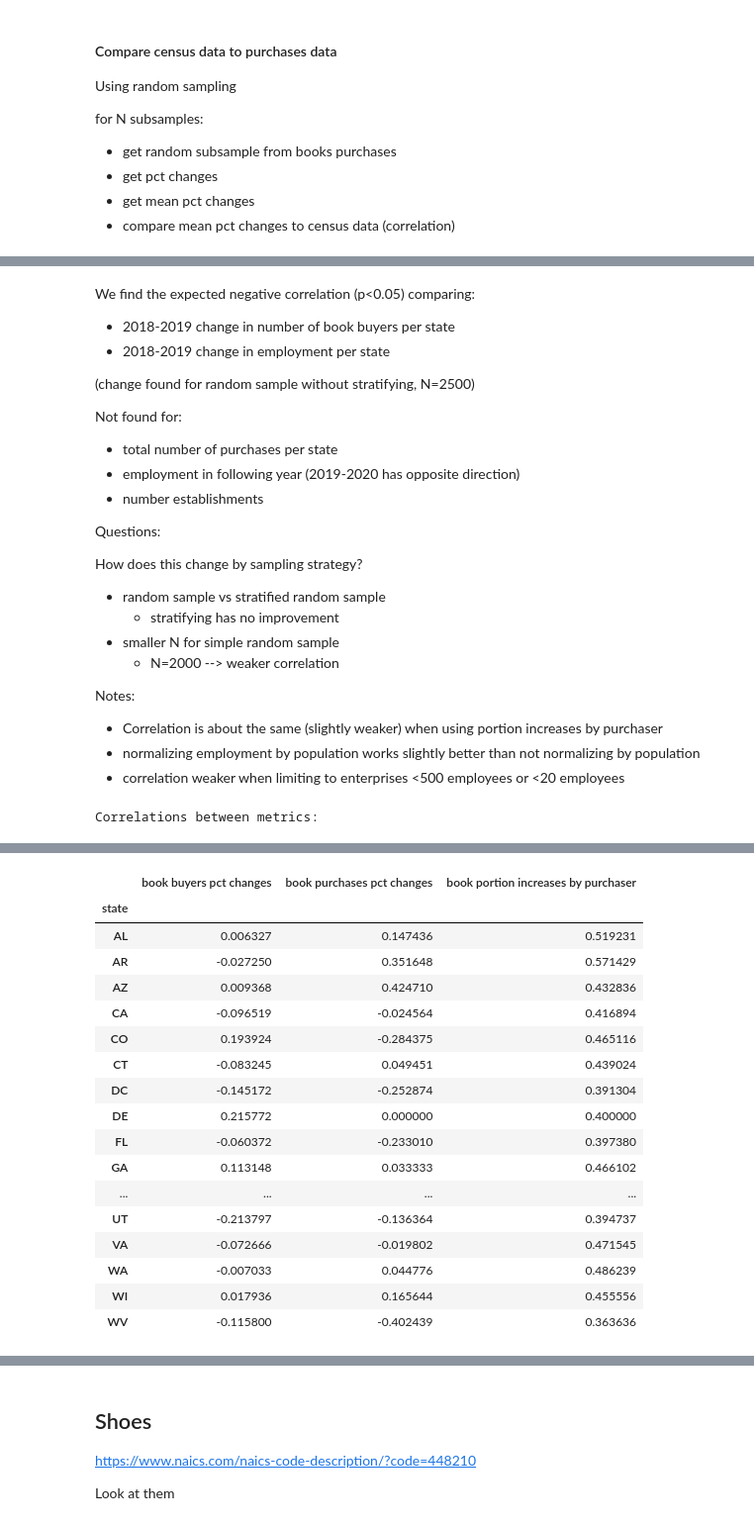
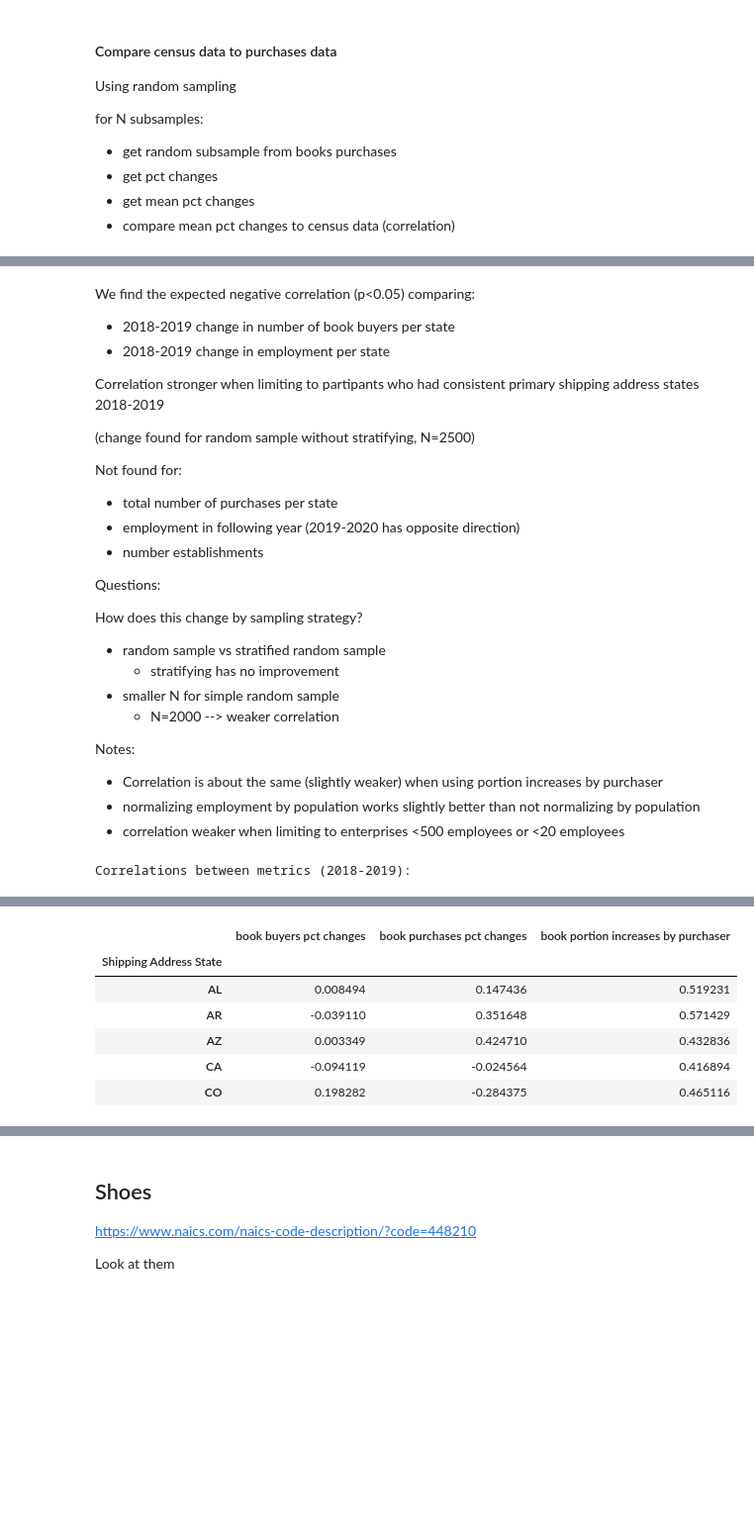
Before and after one commit to aberke/amazon-study, a Jupyter notebook: data-analysis/employment-vs-online-purchases.ipynb, the cells around one changed output, grey strips where cells are left out. Shown at 99% size. Saved outputs shown, nothing was run; the diff lists cells and outputs as text; code cells hidden in the pictures; blank space fills up the shorter version.

```diff
--- a/data-analysis/employment-vs-online-purchases.ipynb
+++ b/data-analysis/employment-vs-online-purchases.ipynb
@@ -611,13 +781,3 @@ for N subsamples:
 - get pct changes
 - get mean pct changes
 - compare mean pct changes to census data (correlation)
-# %%
-N_subsamples = 1000
-state_pct_changes = [] # compute the mean over N_subsamples
-for i in range(N_subsamples):
-    v = (i%500==0)
-    if v:
-        print('%s/%s' % (i+1, N_subsamples))
-    sampled_book_purchases = get_random_sample(frame=book_purchases)
-    state_pct_changes += [get_pct_change_buyers(sampled_book_purchases, verbose=v)]
-book_buyers_pct_changes = pd.DataFrame(state_pct_changes).mean()
@@ -637,0 +784,12 @@ Pearson r=-0.3460 (p-value=0.0199)
+# %%
+def get_pct_change_buyers_via_random_sampling(purchases, yr1, yr2, repeats=1000):
+    state_pct_changes = [] # compute the mean over repeats
+    for i in range(repeats):
+        v = (i%500==0)
+        if v:
+            print('%s-%s: %s/%s' % (yr1,yr2, i+1, repeats))
+        sampled_purchases = get_random_sample(frame=purchases[purchases[YEAR].isin([yr1, yr2])])
+        state_pct_changes += [get_pct_change_buyers(sampled_purchases, yr1=yr1, yr2=yr2, verbose=v)]
+    return pd.DataFrame(state_pct_changes).mean()
+# %%
+pct_changes = get_pct_change_buyers_via_random_sampling(book_purchases, 2018, 2019)
@@ -637,0 +803,8 @@ Pearson r=-0.3460 (p-value=0.0199)
+# %%
+book_buyers_pct_changes = pct_changes.rename('2018-2019 pct change').to_frame()
+pct_changes = get_pct_change_buyers_via_random_sampling(book_purchases, 2019, 2020)
+book_buyers_pct_changes['2019-2020 pct change'] = book_buyers_pct_changes.index.map(pct_changes)
+pct_changes = get_pct_change_buyers_via_random_sampling(book_purchases, 2020, 2021)
+book_buyers_pct_changes['2020-2021 pct change'] = book_buyers_pct_changes.index.map(pct_changes)
+
+book_buyers_pct_changes.head()
@@ -639,6 +930,8 @@ Pearson r=-0.3460 (p-value=0.0199)
 We find the expected negative correlation (p<0.05) comparing:
 - 2018-2019 change in number of book buyers per state
 - 2018-2019 change in employment per state
+
+Correlation stronger when limiting to partipants who had consistent primary shipping address states 2018-2019
 
 (change found for random sample without stratifying, N=2500)
 
@@ -663,13 +956,13 @@ Notes:
 # %%
 # Look at the data
 books_metrics = pd.DataFrame({
-    'book buyers pct changes': book_buyers_pct_changes,
+    'book buyers pct changes': book_buyers_pct_changes['2018-2019 pct change'],
     'book purchases pct changes': book_purchases_pct_change,
     'book portion increases by purchaser': book_portion_increases_by_purchaser
 })
-print('Correlations between metrics:')
+print('Correlations between metrics (2018-2019):')
 display(books_metrics.corr())
-books_metrics
+books_metrics.head()
 # %% [output]
-Correlations between metrics:
+Correlations between metrics (2018-2019):
 |  | book buyers pct changes | book purchases pct changes | book portion increases by purchaser |
@@ -679,18 +972,7 @@ Correlations between metrics:
 |  | book buyers pct changes | book purchases pct changes | book portion increases by purchaser |
-| state |  |  |  |
-| AL | 0.006327 | 0.147436 | 0.519231 |
-| AR | -0.027250 | 0.351648 | 0.571429 |
-| AZ | 0.009368 | 0.424710 | 0.432836 |
-| CA | -0.096519 | -0.024564 | 0.416894 |
-| CO | 0.193924 | -0.284375 | 0.465116 |
-| CT | -0.083245 | 0.049451 | 0.439024 |
-| DC | -0.145172 | -0.252874 | 0.391304 |
-| DE | 0.215772 | 0.000000 | 0.400000 |
-| FL | -0.060372 | -0.233010 | 0.397380 |
-| GA | 0.113148 | 0.033333 | 0.466102 |
-| ... | ... | ... | ... |
-| UT | -0.213797 | -0.136364 | 0.394737 |
-| VA | -0.072666 | -0.019802 | 0.471545 |
-| WA | -0.007033 | 0.044776 | 0.486239 |
-| WI | 0.017936 | 0.165644 | 0.455556 |
-| WV | -0.115800 | -0.402439 | 0.363636 |
+| Shipping Address State |  |  |  |
+| AL | 0.008494 | 0.147436 | 0.519231 |
+| AR | -0.039110 | 0.351648 | 0.571429 |
+| AZ | 0.003349 | 0.424710 | 0.432836 |
+| CA | -0.094119 | -0.024564 | 0.416894 |
+| CO | 0.198282 | -0.284375 | 0.465116 |
```
Also changed, not shown: parts of 164 cells of this notebook, 4 other files.
